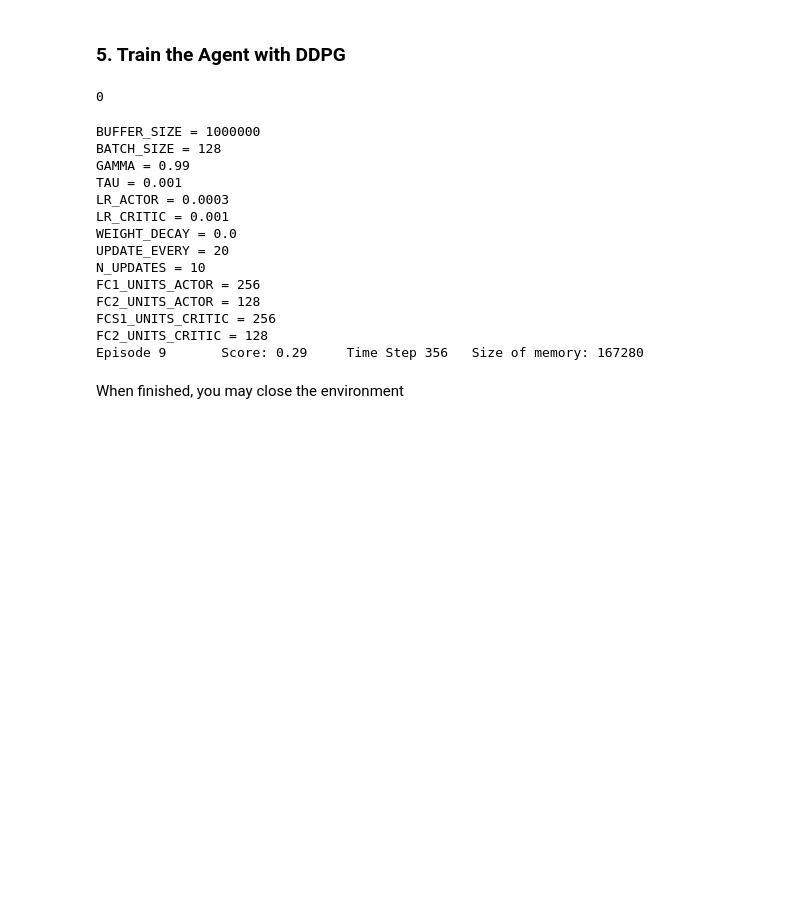
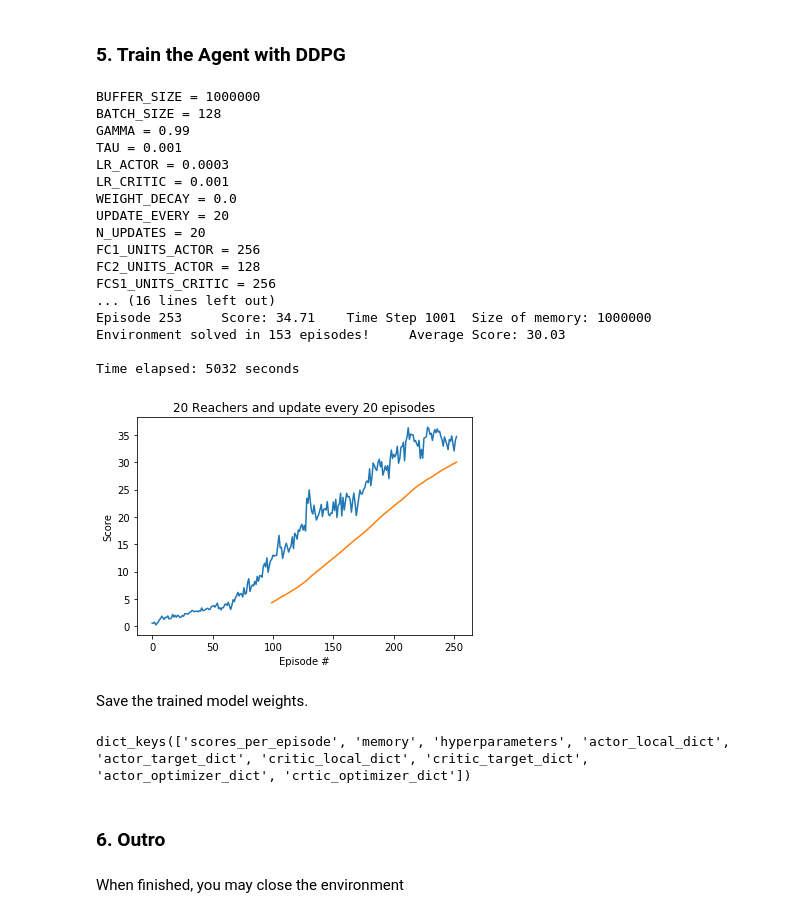
Before and after one commit to jeff-daniels/Udacity-Deep-Reinforcement-Learning-Nanodegree, a Jupyter notebook: Project 2: Continuous Control/Continuous_Control.ipynb, the cells around one changed output. Drawn from its saved outputs; the diff is of its cells as text; code cells hidden in the pictures; blank space fills up the shorter version.

Commit message:
achieve goal score

```diff
--- a/Project 2: Continuous Control/Continuous_Control.ipynb
+++ b/Project 2: Continuous Control/Continuous_Control.ipynb
@@ -167,28 +167,23 @@ env_info = env.reset(train_mode=True)[brain_name]
 - In this coding environment, you will not be able to watch the agents while they are training.  However, **_after training the agents_**, you can download the saved model weights to watch the agents on your own machine!
 # %% [markdown]
 ### 5. Train the Agent with DDPG
-# %%
-agents = ddpg_agent.Agent(state_size, action_size, num_agents, RANDOM_SEED)
-len(agents.memory)
-# %% [output]
-0
 # %%
 # Modified from Navigation
 
 def ddpg(n_episodes=175, max_t=1100, scores_window_len=100, goal_score = 30,
-         print_every = 10, save_every=10, resume_training=False):
+         print_every = 10, save_every=10, resume_training=False, path = 'checkpoint.tar'):
     """Deep Q-Learning.
     Params
     ======
         n_episodes (int): maximum number of training episodes
         max_t (int): maximum number of timesteps per episode
-        eps_start (float): starting value of epsilon, for epsilon-greedy action selection
-        eps_end (float): minimum value of epsilon
-        eps_decay (float): multiplicative factor (per episode) for decreasing epsilon
         scores_window_len: a rolling window size for averaging the scores
         goal_score: the minimum average score required for a satisfactory model
-        save_every: how often the models are saved
-        resume_training: whether or not to load a previous model from a checkpoint
+        print_every: how often to print an average score for that interval
+            (average score is not for scores_window_len!)
+        save_every: interval for saving the model weights, optimizers, and memory
+        resume_training: whether or not to start training from a saved checkpoint
+        path: filename for loading and saving the checkpoint
     """
     agents = ddpg_agent.Agent(state_size, action_size, num_agents, RANDOM_SEED)  # create agents
 
@@ -198,7 +193,7 @@ def ddpg(n_episodes=175, max_t=1100, scores_window_len=100, goal_score = 30,
     # Load a checkpoint
     if resume_training:
         agents, scores_per_episode, scores_window, = load_checkpoint(agents, scores_per_episode,
-                                                                            scores_window)
+                                                                            scores_window, path)
 
     for i_episode in range(len(scores_per_episode)+1, n_episodes+1):
         env_info = env.reset(train_mode=True)[brain_name]    # reset the environment
@@ -223,27 +218,25 @@ def ddpg(n_episodes=175, max_t=1100, scores_window_len=100, goal_score = 30,
 
         scores_window.append(scores)                         # save most recent scores
         scores_per_episode.append(scores)                    # save most recent scores
-        if i_episode % print_every == 0:                     # output average of scores_windows
+        if i_episode % print_every == 0:                     # output average of scores in print_every interval
             print('\rEpisode {}\tAverage Score: {:.2f}'.format(i_episode, np.mean(scores_per_episode[-print_every:])),
                   end=" "*35+"\n")
         if np.mean(scores_window)>=goal_score:               # proclaim the evironment solved, save checkpoints
             print('\nEnvironment solved in {:d} episodes!\tAverage Score: {:.2f}'
                   .format(i_episode-scores_window_len, np.mean(scores_window)))
-            save_checkpoint(agents, scores_per_episode, ddpg_agent, 'checkpoint.tar')
+            save_checkpoint(agents, scores_per_episode, ddpg_agent, path)
             break
         if i_episode % save_every ==0:                        # save the models
-            save_checkpoint(agents, scores_per_episode, ddpg_agent, 'checkpoint.tar')
+            save_checkpoint(agents, scores_per_episode, ddpg_agent, path)
     return scores_per_episode
 # %%
 def run_agent(n_episodes=175, max_t=1001, scores_window_len=100, goal_score = 30,
               print_every=10, save_every=10,
-              resume_training=False, plot=False, title='Scores'):
+              resume_training=False, path='checkpoint.tar', plot=False, title='Scores'):
     """ Runs an agent over episodes and returns the scores from each episode
         Attempts to make hyperparameter tuning easier
         Updates for the changes in the dqn_agent.py file
-        scores_window_len: a rolling window size for averaging the scores
-        goal_score: the minimum average score required for a satisfactory model
-        verbose: 0-No output, 1-Score and Time Elapsed, 2-Score, Time Elapsed and Hyperparameter
+        Relies on the ddpg() function and helper.py functions
         plot: whether or not to plot the scores
         title: plot title
     """
@@ -254,7 +247,7 @@ def run_agent(n_episodes=175, max_t=1001, scores_window_len=100, goal_score = 30
     # Generate Scores
     tic = time.time()
     print_hyperparameters(ddpg_agent)
-    scores = ddpg(n_episodes, max_t, scores_window_len, goal_score, print_every, save_every, resume_training)
+    scores = ddpg(n_episodes, max_t, scores_window_len, goal_score, print_every, save_every, resume_training, path)
     toc = time.time()
     print("\nTime elapsed: {:.0f} seconds".format(toc-tic))
 
@@ -270,19 +259,26 @@ def run_agent(n_episodes=175, max_t=1001, scores_window_len=100, goal_score = 30
 # %%
-scores = run_agent(n_episodes=10, max_t=1500, scores_window_len=100, goal_score = 30,
-                   print_every=10, save_every=5,
-                   resume_training=True, plot=True, title='learn every step')
+scores = run_agent(n_episodes=300, max_t=1500, scores_window_len=100, goal_score = 30,
+                   print_every=10, save_every=50,
+                   resume_training=True, path='checkpoint_06.tar',
+                   plot=True, title='20 Reachers and update every 20 episodes')
 # %% [output]
 BUFFER_SIZE = 1000000
 BATCH_SIZE = 128
 GAMMA = 0.99
 TAU = 0.001
 LR_ACTOR = 0.0003
 LR_CRITIC = 0.001
 WEIGHT_DECAY = 0.0
 UPDATE_EVERY = 20
-N_UPDATES = 10
+N_UPDATES = 20
 FC1_UNITS_ACTOR = 256
 FC2_UNITS_ACTOR = 128
 FCS1_UNITS_CRITIC = 256
-FC2_UNITS_CRITIC = 128
-Episode 9       Score: 0.29     Time Step 356   Size of memory: 167280
+... (16 lines left out)
+Episode 253     Score: 34.71    Time Step 1001  Size of memory: 1000000
+Environment solved in 153 episodes!     Average Score: 30.03
+
+Time elapsed: 5032 seconds
+[figure, added]
+# %% [markdown]
+Save the trained model weights.
@@ -289,3 +290,9 @@ Episode 9       Score: 0.29     Time Step 356   Size of memory: 167280
+# %%
+checkpoint
+# %% [output]
+dict_keys(['scores_per_episode', 'memory', 'hyperparameters', 'actor_local_dict', 'actor_target_dict', 'critic_local_dict', 'critic_target_dict', 'actor_optimizer_dict', 'crtic_optimizer_dict'])
+# %% [markdown]
+### 6. Outro
 # %% [markdown]
 When finished, you may close the environment
 # %%
```
Also changed, not shown: parts of 4 cells of this notebook, 5 other files.
